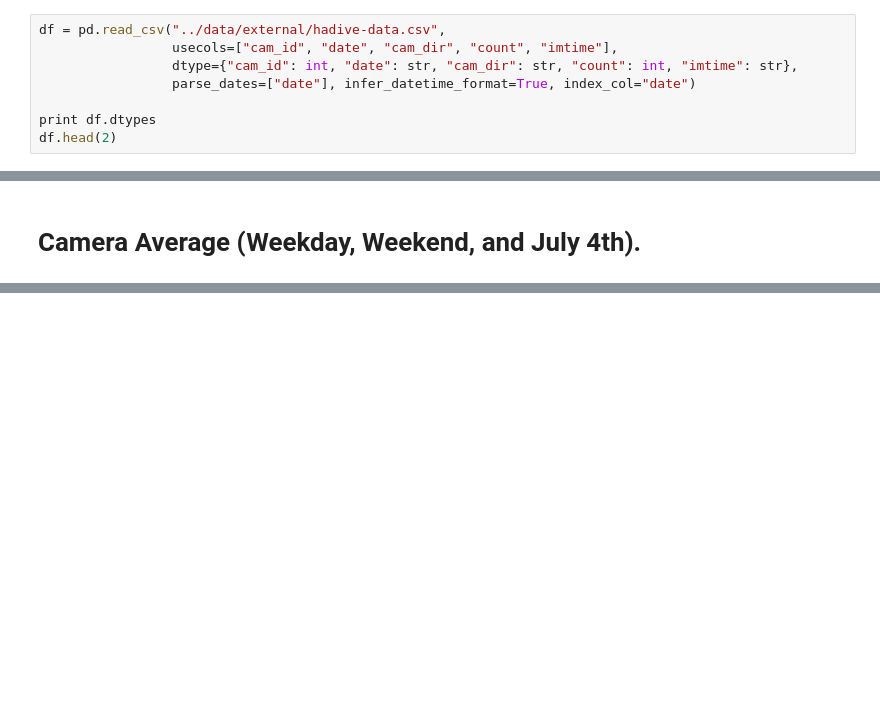
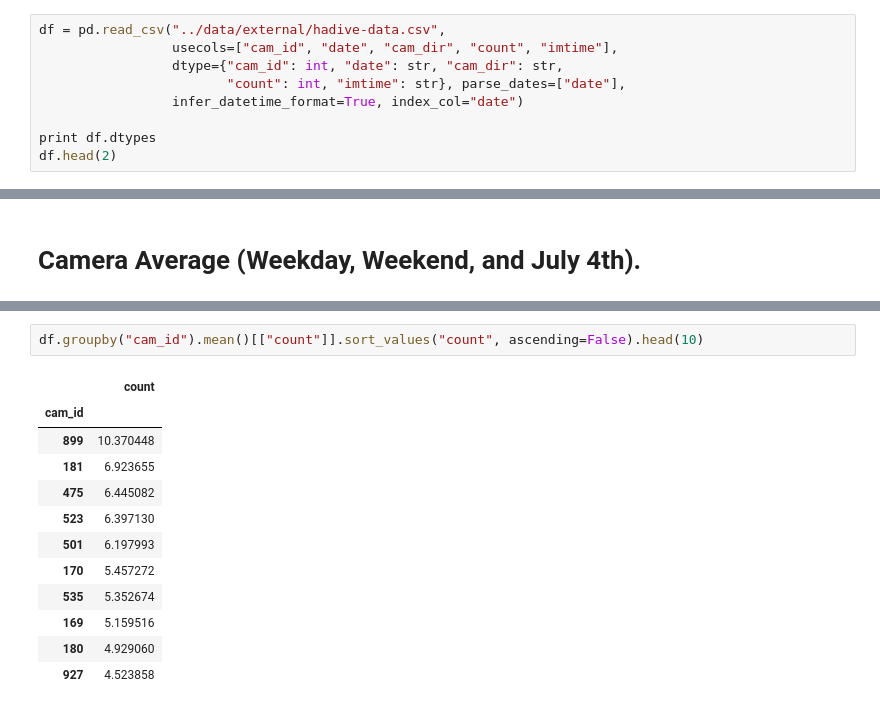
Before and after one commit to basyavasya-honmono/hadive, a Jupyter notebook: notebooks/1.0-JV-Analysis.ipynb, the cells around one changed output, grey strips where cells are left out. Cells and saved outputs as stored; diff of their text form; blank space fills up the shorter version.

```diff
--- a/notebooks/1.0-JV-Analysis.ipynb
+++ b/notebooks/1.0-JV-Analysis.ipynb
@@ -19,8 +57,9 @@ from sklearn.metrics import silhouette_score
 # %%
 df = pd.read_csv("../data/external/hadive-data.csv",
                  usecols=["cam_id", "date", "cam_dir", "count", "imtime"],
-                 dtype={"cam_id": int, "date": str, "cam_dir": str, "count": int, "imtime": str},
-                 parse_dates=["date"], infer_datetime_format=True, index_col="date")
+                 dtype={"cam_id": int, "date": str, "cam_dir": str,
+                        "count": int, "imtime": str}, parse_dates=["date"],
+                 infer_datetime_format=True, index_col="date")
 
 print df.dtypes
 df.head(2)
@@ -363,0 +133,15 @@ plt.tight_layout()
+# %%
+df.groupby("cam_id").mean()[["count"]].sort_values("count", ascending=False).head(10)
+# %% [output]
+|  | count |
+| cam_id |  |
+| 899 | 10.370448 |
+| 181 | 6.923655 |
+| 475 | 6.445082 |
+| 523 | 6.397130 |
+| 501 | 6.197993 |
+| 170 | 5.457272 |
+| 535 | 5.352674 |
+| 169 | 5.159516 |
+| 180 | 4.929060 |
+| 927 | 4.523858 |
```
Also changed, not shown: parts of 25 cells of this notebook.
